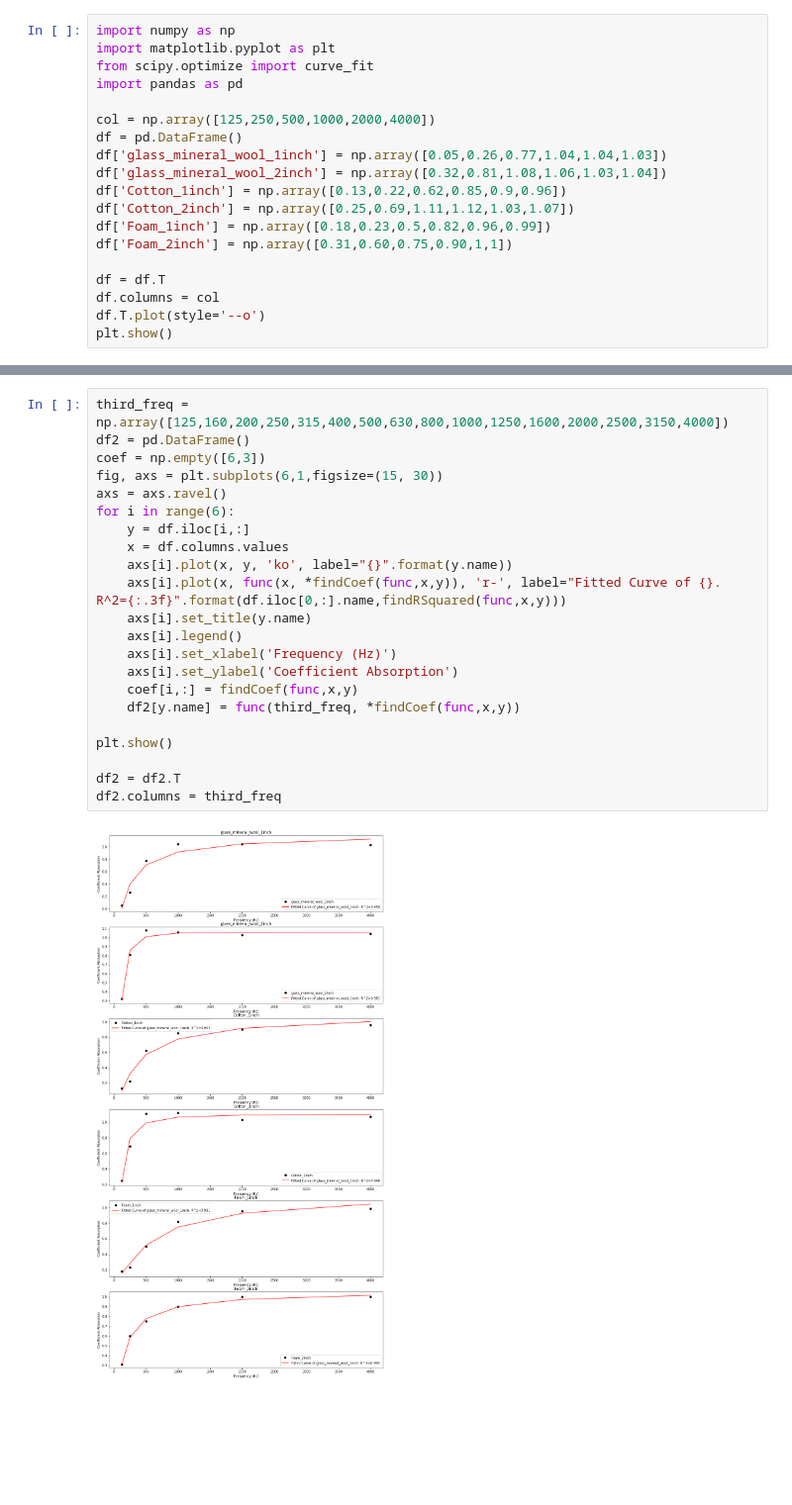
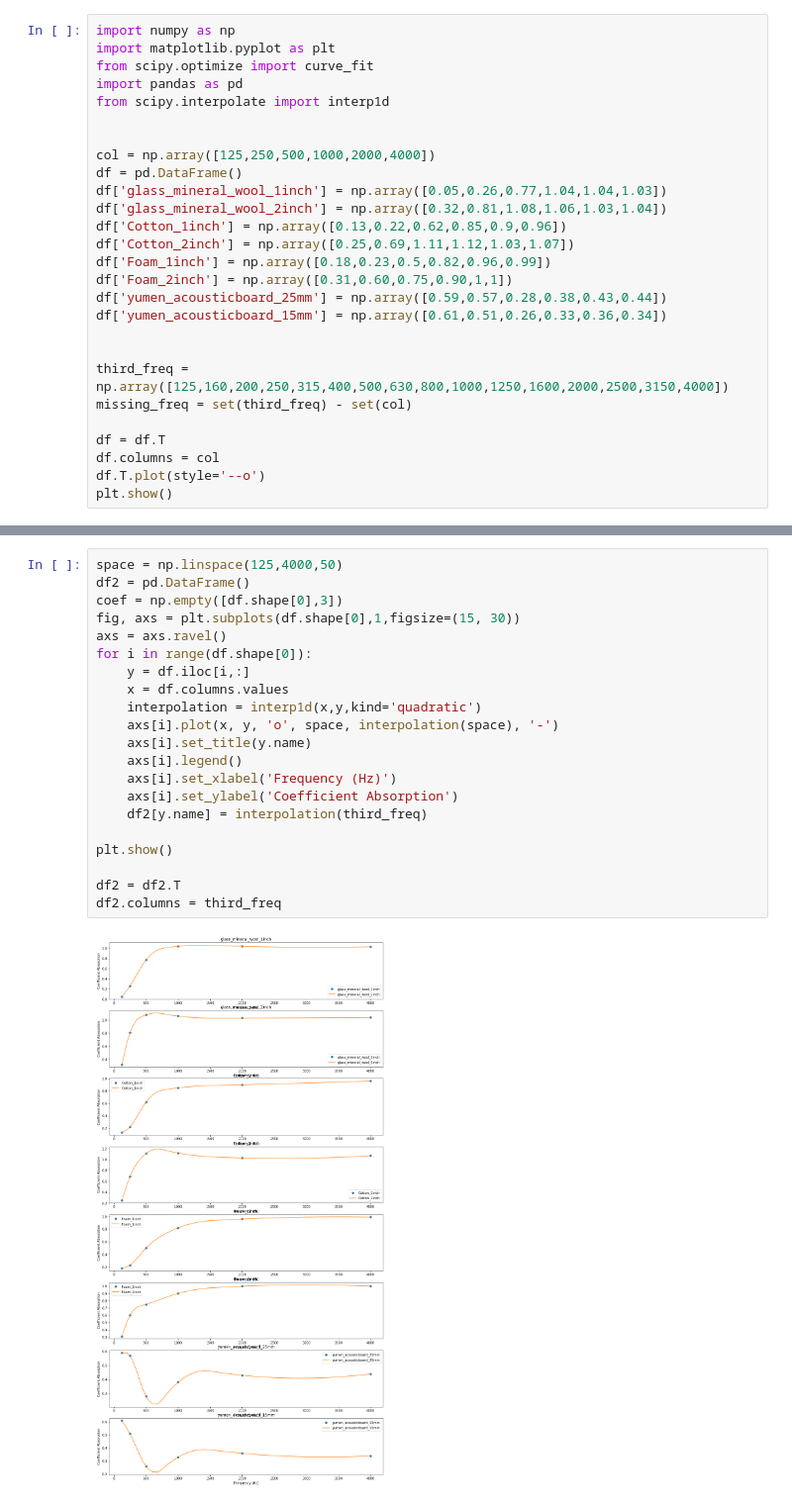
Before and after one commit to archnaim/acoustics_coefficient-absorption, a Jupyter notebook: 1 to third octave band.ipynb, the cells around one changed output, grey strips where cells are left out. Shown: that part at 99% size. Cells and saved outputs as stored; diff of their text form; blank space fills up the shorter version.

```diff
--- a/1 to third octave band.ipynb
+++ b/1 to third octave band.ipynb
@@ -3,6 +3,8 @@ import numpy as np
 import matplotlib.pyplot as plt
 from scipy.optimize import curve_fit
 import pandas as pd
+from scipy.interpolate import interp1d
+
 
 col = np.array([125,250,500,1000,2000,4000])
 df = pd.DataFrame()
@@ -12,6 +14,12 @@ df['Cotton_1inch'] = np.array([0.13,0.22,0.62,0.85,0.9,0.96])
 df['Cotton_2inch'] = np.array([0.25,0.69,1.11,1.12,1.03,1.07])
 df['Foam_1inch'] = np.array([0.18,0.23,0.5,0.82,0.96,0.99])
 df['Foam_2inch'] = np.array([0.31,0.60,0.75,0.90,1,1])
+df['yumen_acousticboard_25mm'] = np.array([0.59,0.57,0.28,0.38,0.43,0.44])
+df['yumen_acousticboard_15mm'] = np.array([0.61,0.51,0.26,0.33,0.36,0.34])
+
+
+third_freq = np.array([125,160,200,250,315,400,500,630,800,1000,1250,1600,2000,2500,3150,4000])
+missing_freq = set(third_freq) - set(col)
 
 df = df.T
 df.columns = col
@@ -50,27 +42,26 @@ df
 # %%
-third_freq = np.array([125,160,200,250,315,400,500,630,800,1000,1250,1600,2000,2500,3150,4000])
+space = np.linspace(125,4000,50)
 df2 = pd.DataFrame()
-coef = np.empty([6,3])
-fig, axs = plt.subplots(6,1,figsize=(15, 30))
+coef = np.empty([df.shape[0],3])
+fig, axs = plt.subplots(df.shape[0],1,figsize=(15, 30))
 axs = axs.ravel()
-for i in range(6):
+for i in range(df.shape[0]):
     y = df.iloc[i,:]
     x = df.columns.values
-    axs[i].plot(x, y, 'ko', label="{}".format(y.name))
-    axs[i].plot(x, func(x, *findCoef(func,x,y)), 'r-', label="Fitted Curve of {}. R^2={:.3f}".format(df.iloc[0,:].name,findRSquared(func,x,y)))
+    interpolation = interp1d(x,y,kind='quadratic')
+    axs[i].plot(x, y, 'o', space, interpolation(space), '-')
     axs[i].set_title(y.name)
     axs[i].legend()
     axs[i].set_xlabel('Frequency (Hz)')
     axs[i].set_ylabel('Coefficient Absorption')
-    coef[i,:] = findCoef(func,x,y)
-    df2[y.name] = func(third_freq, *findCoef(func,x,y))
+    df2[y.name] = interpolation(third_freq)
 
 plt.show()
 
 df2 = df2.T
 df2.columns = third_freq
 # %% [output]
-[figure, old version]
+[figure, new version]
 # %%
 df2
 # %% [output]
```
Also changed, not shown: parts of 7 cells of this notebook.
